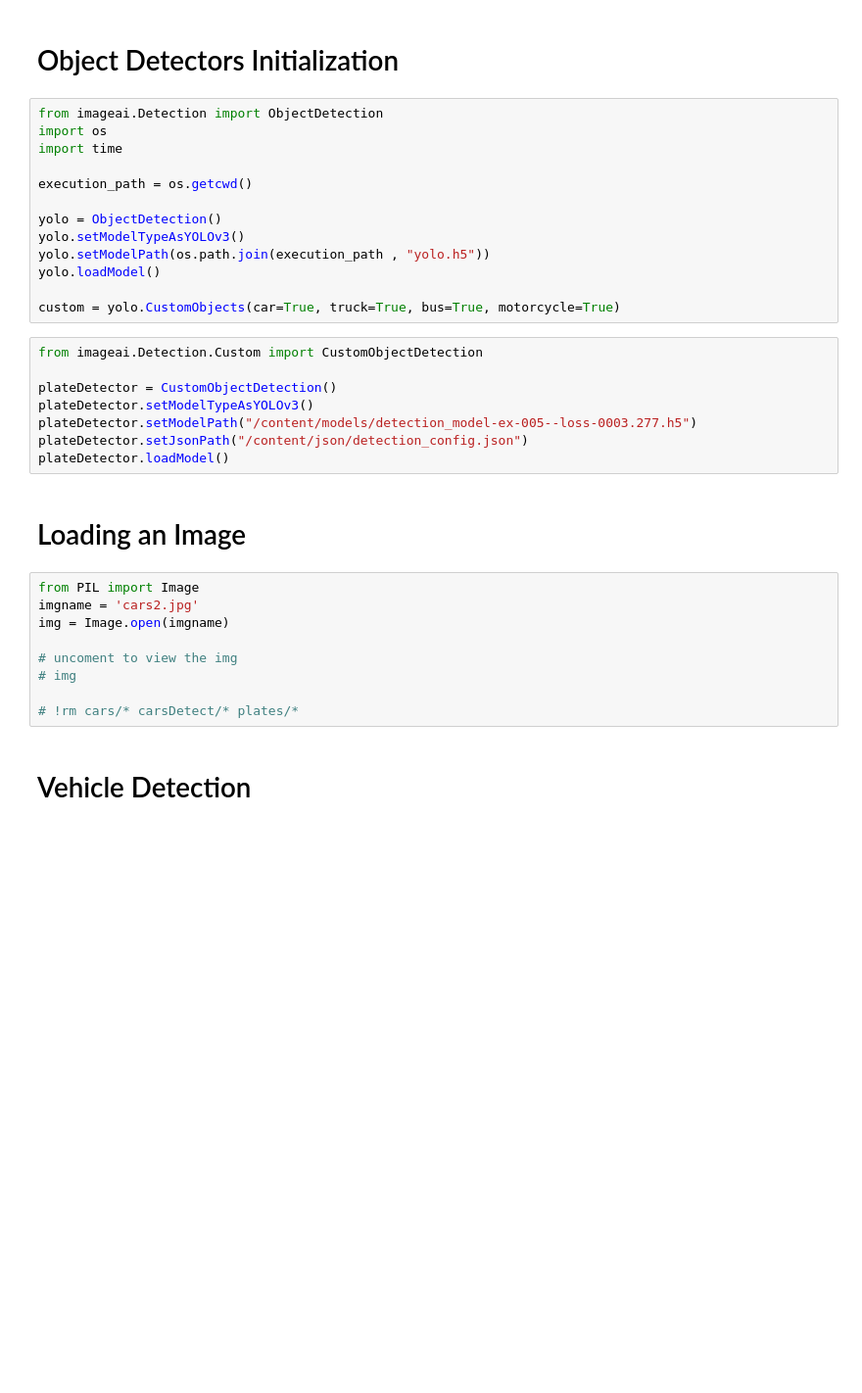
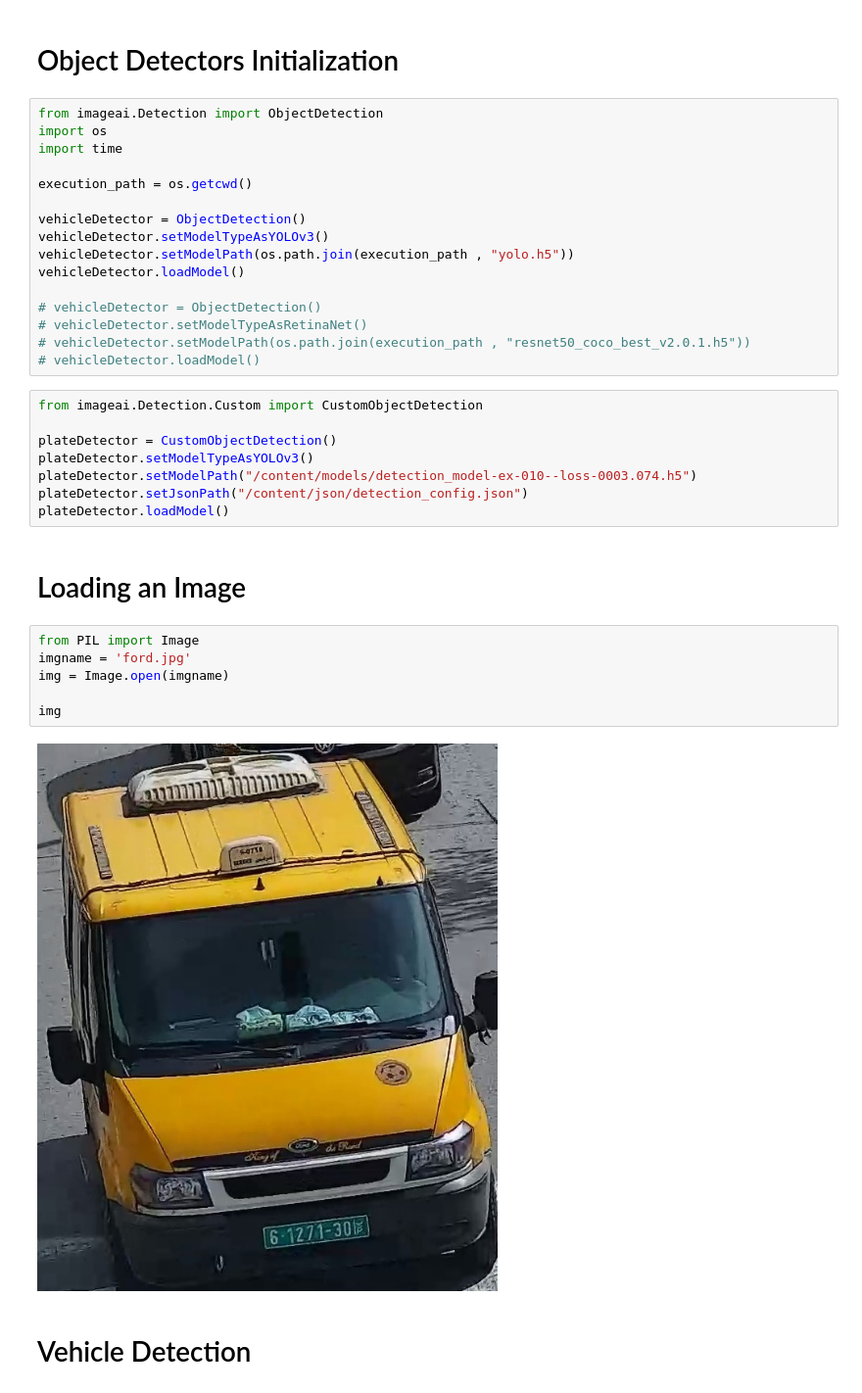
Before and after one commit to MajdTaweel/cv-project-2, a Jupyter notebook: main.ipynb, the cells around one changed output. Shown at 98% size. Saved outputs shown, nothing was run; the diff lists cells and outputs as text; blank space fills up the shorter version.

```diff
--- a/main.ipynb
+++ b/main.ipynb
@@ -110,31 +108,33 @@ import time
 
 execution_path = os.getcwd()
 
-yolo = ObjectDetection()
-yolo.setModelTypeAsYOLOv3()
-yolo.setModelPath(os.path.join(execution_path , "yolo.h5"))
-yolo.loadModel()
+vehicleDetector = ObjectDetection()
+vehicleDetector.setModelTypeAsYOLOv3()
+vehicleDetector.setModelPath(os.path.join(execution_path , "yolo.h5"))
+vehicleDetector.loadModel()
 
-custom = yolo.CustomObjects(car=True, truck=True, bus=True, motorcycle=True)
+# vehicleDetector = ObjectDetection()
+# vehicleDetector.setModelTypeAsRetinaNet()
+# vehicleDetector.setModelPath(os.path.join(execution_path , "resnet50_coco_best_v2.0.1.h5"))
+# vehicleDetector.loadModel()
 # %%
 from imageai.Detection.Custom import CustomObjectDetection
 
 plateDetector = CustomObjectDetection()
 plateDetector.setModelTypeAsYOLOv3()
-plateDetector.setModelPath("/content/models/detection_model-ex-005--loss-0003.277.h5")
+plateDetector.setModelPath("/content/models/detection_model-ex-010--loss-0003.074.h5")
 plateDetector.setJsonPath("/content/json/detection_config.json")
 plateDetector.loadModel()
 # %% [markdown]
 # Loading an Image
 # %%
 from PIL import Image
-imgname = 'cars2.jpg'
+imgname = 'ford.jpg'
 img = Image.open(imgname)
 
-# uncoment to view the img
-# img
-
-# !rm cars/* carsDetect/* plates/*
+img
+# %% [output]
+[figure, added]
 # %% [markdown]
 # Vehicle Detection
 # %%
```
Also changed, not shown: parts of 6 cells of this notebook.
